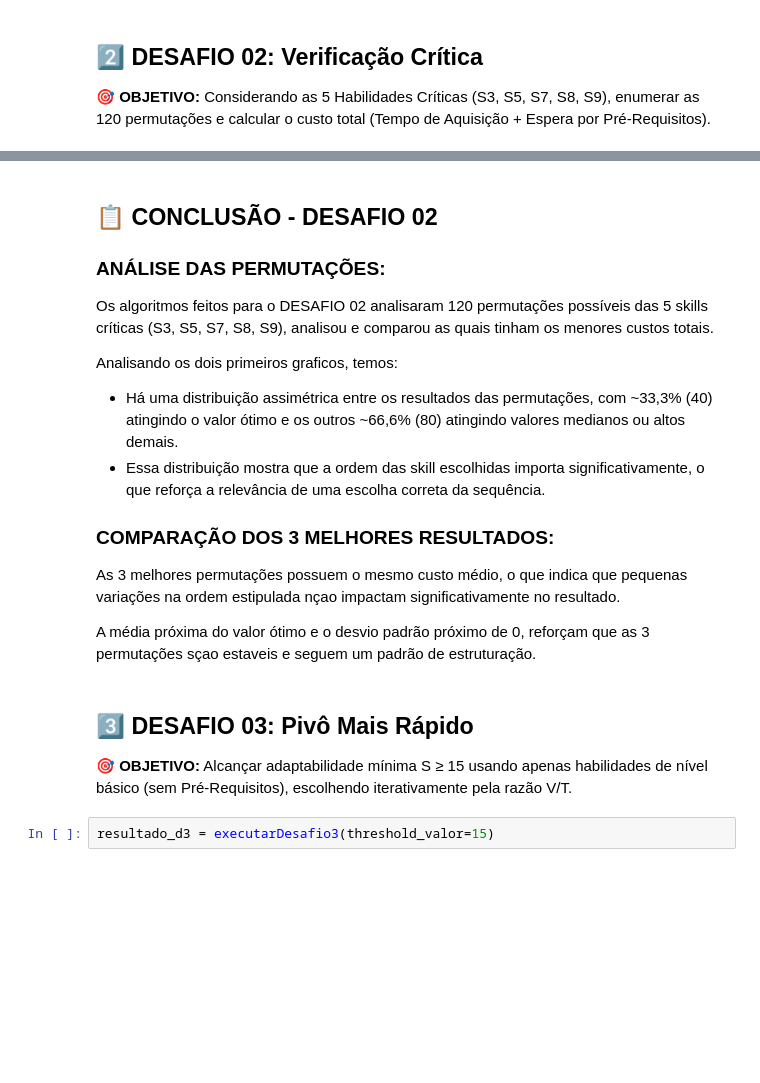
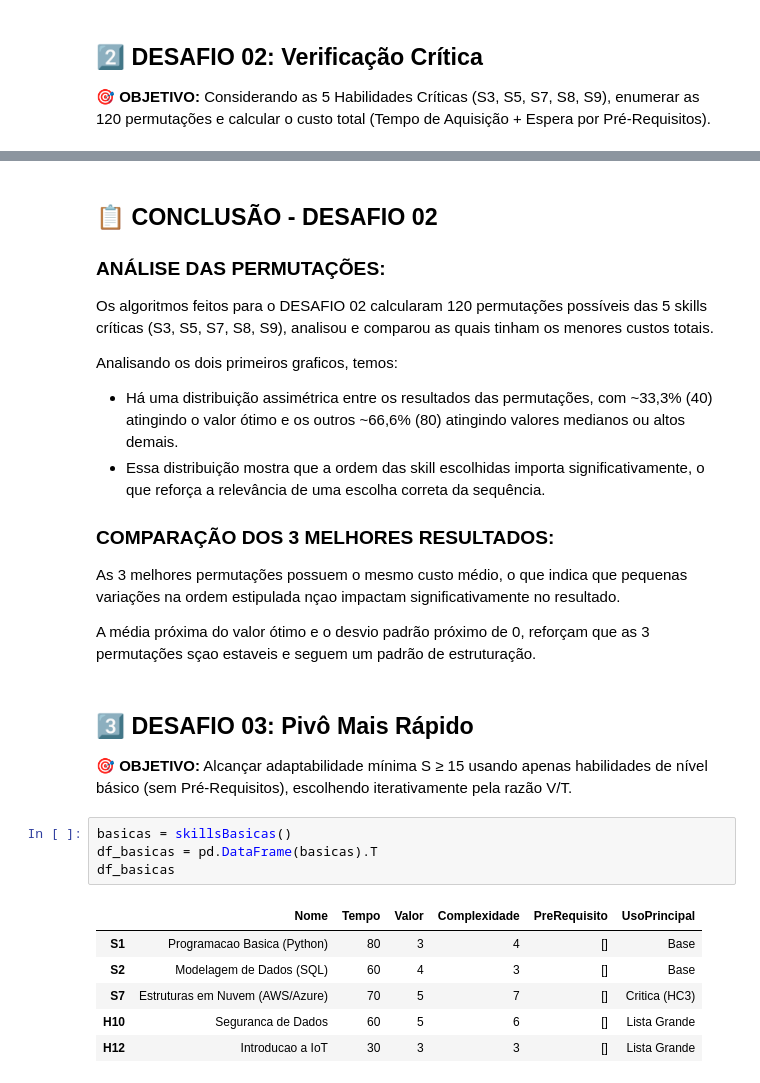
Before and after one commit to yRaffa/GS-2025-2_DynamicProgrramming, a Jupyter notebook: relatorio.ipynb, the cells around one changed output, grey strips where cells are left out. Drawn from its saved outputs; the diff is of its cells as text; blank space fills up the shorter version.

Commit message:
DESAFIO 03

```diff
--- a/relatorio.ipynb
+++ b/relatorio.ipynb
@@ -206,7 +208,7 @@ if perms_info['OK']:
 
 ### ANÁLISE DAS PERMUTAÇÕES:
 
-Os algoritmos feitos para o DESAFIO 02 analisaram 120 permutações possíveis das 5 skills críticas (S3, S5, S7, S8, S9), analisou e comparou as quais tinham os menores custos totais.
+Os algoritmos feitos para o DESAFIO 02 calcularam 120 permutações possíveis das 5 skills críticas (S3, S5, S7, S8, S9), analisou e comparou as quais tinham os menores custos totais.
 
 Analisando os dois primeiros graficos, temos:
 
@@ -223,4 +225,13 @@ A média próxima do valor ótimo e o desvio padrão próximo de 0, reforçam qu
 
 **🎯 OBJETIVO:** Alcançar adaptabilidade mínima S ≥ 15 usando apenas habilidades de nível básico (sem Pré-Requisitos), escolhendo iterativamente pela razão V/T.
 # %%
-resultado_d3 = executarDesafio3(threshold_valor=15)
+basicas = skillsBasicas()
+df_basicas = pd.DataFrame(basicas).T
+df_basicas
+# %% [output]
+|  | Nome | Tempo | Valor | Complexidade | PreRequisito | UsoPrincipal |
+| S1 | Programacao Basica (Python) | 80 | 3 | 4 | [] | Base |
+| S2 | Modelagem de Dados (SQL) | 60 | 4 | 3 | [] | Base |
+| S7 | Estruturas em Nuvem (AWS/Azure) | 70 | 5 | 7 | [] | Critica (HC3) |
+| H10 | Seguranca de Dados | 60 | 5 | 6 | [] | Lista Grande |
+| H12 | Introducao a IoT | 30 | 3 | 3 | [] | Lista Grande |
```
Also changed, not shown: parts of 8 cells of this notebook, 1 other file.
